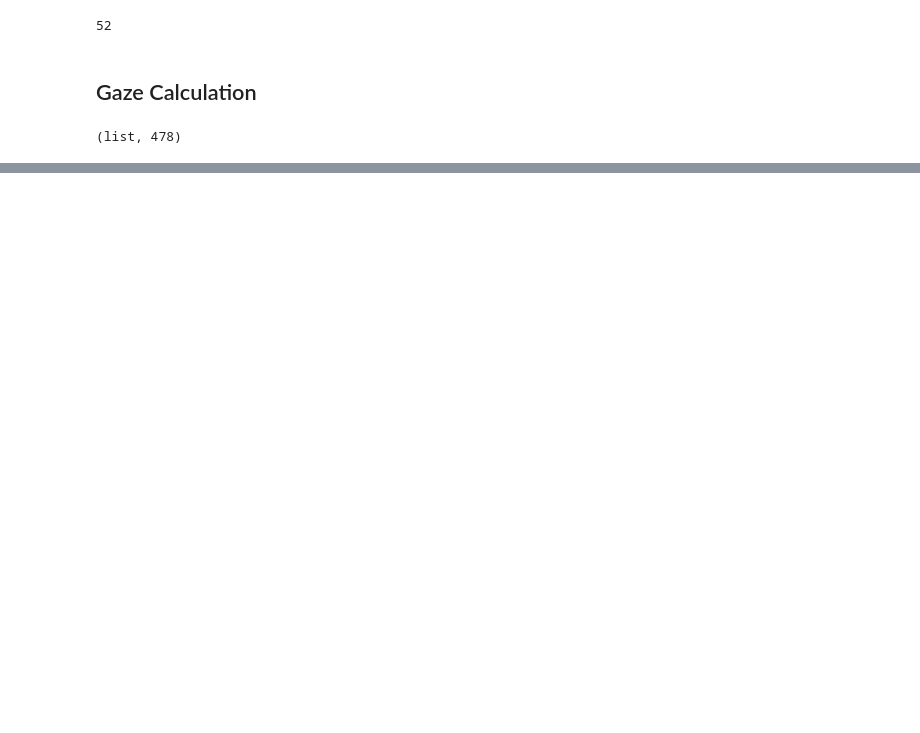
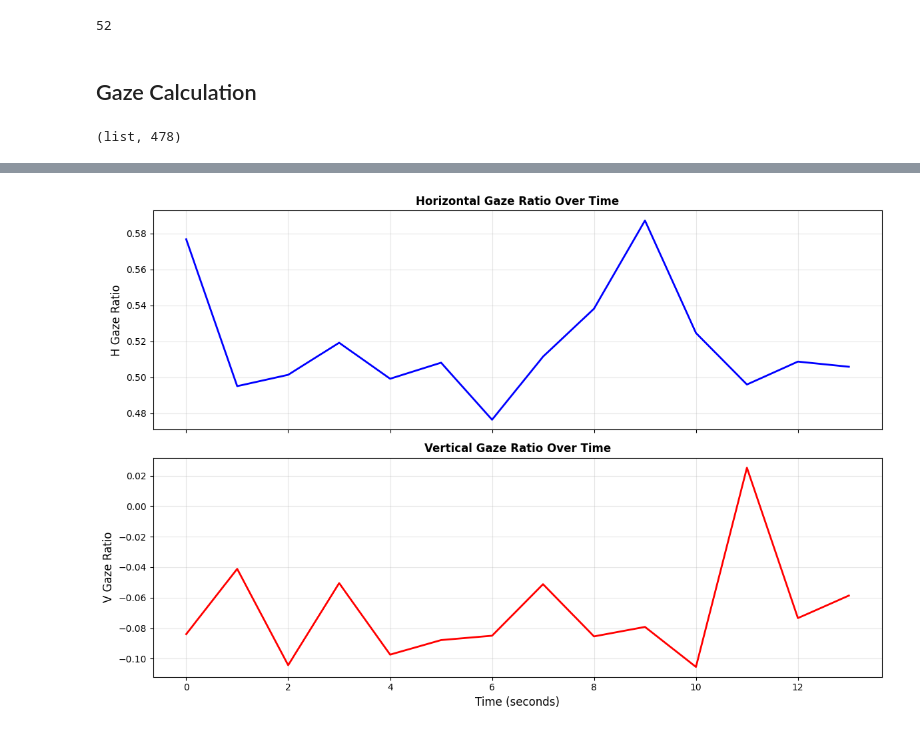
Before and after one commit to Ak62007/Multimodel-Reasoning, a Jupyter notebook: notebooks/testing.ipynb, the cells around one changed output, grey strips where cells are left out. Saved outputs shown, nothing was run; the diff lists cells and outputs as text; code cells hidden in the pictures; blank space fills up the shorter version.

```diff
--- a/notebooks/testing.ipynb
+++ b/notebooks/testing.ipynb
@@ -476,0 +641,18 @@ ratios
+# %%
+fig, (ax1, ax2) = plt.subplots(2, 1, figsize=(12, 8), sharex=True)
+
+ax1.plot(df['Time'], df['h_ratio'], 'b-', linewidth=2)
+ax1.set_ylabel('H Gaze Ratio', fontsize=12)
+ax1.set_title('Horizontal Gaze Ratio Over Time', fontweight='bold')
+ax1.grid(True, alpha=0.3)
+
+ax2.plot(df['Time'], df['v_ratio'], 'r-', linewidth=2)
+ax2.set_xlabel('Time (seconds)', fontsize=12)
+ax2.set_ylabel('V Gaze Ratio', fontsize=12)
+ax2.set_title('Vertical Gaze Ratio Over Time', fontweight='bold')
+ax2.grid(True, alpha=0.3)
+
+plt.tight_layout()
+plt.show()
+# %% [output]
+[figure, added]
```
Also changed, not shown: parts of 14 cells of this notebook, 2 other files.
